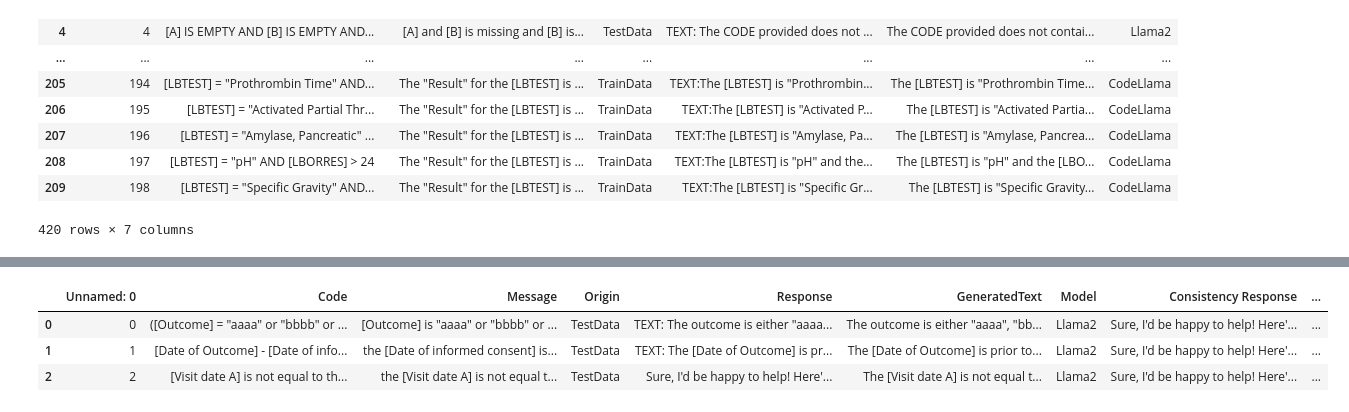
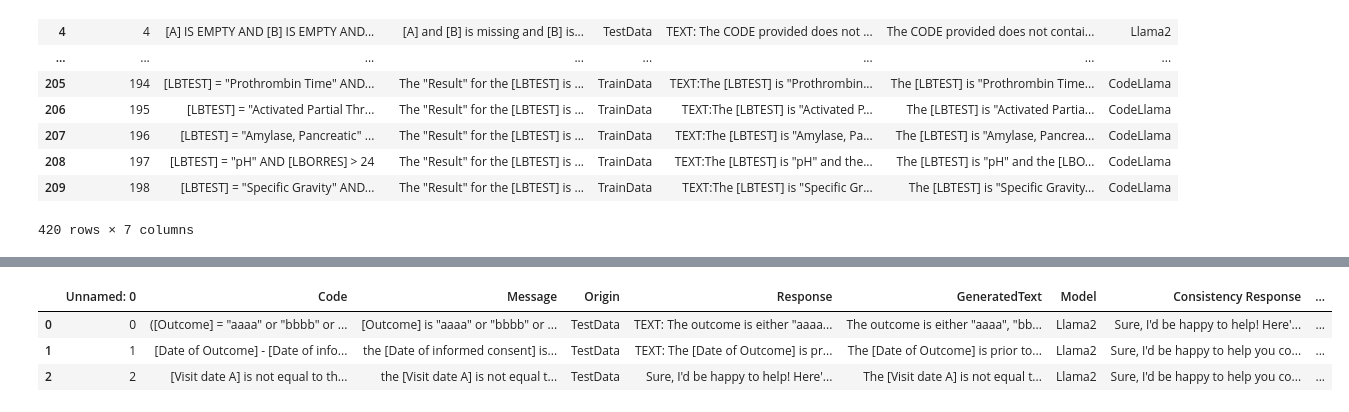
Before and after one commit to Takumi173/2023Test, a Jupyter notebook: PseudoCodeToText_TextsConsistency.ipynb, the cells around one changed output, grey strips where cells are left out. Cells and saved outputs as stored; diff of their text form; code cells hidden in the pictures.

```diff
--- a/PseudoCodeToText_TextsConsistency.ipynb
+++ b/PseudoCodeToText_TextsConsistency.ipynb
@@ -284,36 +282,36 @@ for t1, t2 in tzip(Targetdf['Message'].tolist(), Targetdf['GeneratedText'].tolis
 
 
   S4_1 = S4.split('Rating:')[1].split('\n')[0].strip()
-  S4_2 = S4.split('Rationale:')[1].strip()
+  S4_2 = S4.split('Reasons not considered the same:')[1].strip()
 
   #print('*** Generated ***')
   #print('** Step1 **\n' + S1)
   #print('** Step2 **\n' + S2)
   #print('** Step3 **\n' + S3)
   #print('** Step4 Rating **\n' + S4_1)
   #print('** Step4 Rationale **\n' + S4_2)
 
   ResList.append(Response)
   S1List.append(S1)
   S2List.append(S2)
   S3List.append(S3)
   S4_1List.append(S4_1)
   S4_2List.append(S4_2)
 
   flush()
 
 Targetdf['Consistency Response'] = ResList
 Targetdf['Step1 Message'] = S1List
 Targetdf['Step2 GeneratedText'] = S2List
 Targetdf['Step3 Differences'] = S3List
 Targetdf['Step4_1 Rating'] = S4_1List
 Targetdf['Step4_2 Rationale'] = S4_2List
 
 
 Targetdf.to_csv('Consistency_checks.csv')
 Targetdf
 # %% [output]
 |  | Unnamed: 0 | Code | Message | Origin | Response | GeneratedText | Model | Consistency Response | ... |
 | 0 | 0 | ([Outcome] = "aaaa" or "bbbb" or ... | [Outcome] is "aaaa" or "bbbb" or ... | TestData | TEXT: The outcome is either "aaaa... | The outcome is either "aaaa", "bb... | Llama2 | Sure, I'd be happy to help! Here'... | ... |
-| 1 | 1 | [Date of Outcome] - [Date of info... | the [Date of informed consent] is... | TestData | TEXT: The [Date of Outcome] is pr... | The [Date of Outcome] is prior to... | Llama2 | Sure, I'd be happy to help! Here'... | ... |
-| 2 | 2 | [Visit date A] is not equal to th... | the [Visit date A] is not equal t... | TestData | Sure, I'd be happy to help! Here'... | The [Visit date A] is not equal t... | Llama2 | Sure, I'd be happy to help! Here'... | ... |
+| 1 | 1 | [Date of Outcome] - [Date of info... | the [Date of informed consent] is... | TestData | TEXT: The [Date of Outcome] is pr... | The [Date of Outcome] is prior to... | Llama2 | Sure, I'd be happy to help you co... | ... |
+| 2 | 2 | [Visit date A] is not equal to th... | the [Visit date A] is not equal t... | TestData | Sure, I'd be happy to help! Here'... | The [Visit date A] is not equal t... | Llama2 | Sure, I'd be happy to help you co... | ... |
```
Also changed, not shown: parts of 3 cells of this notebook.
